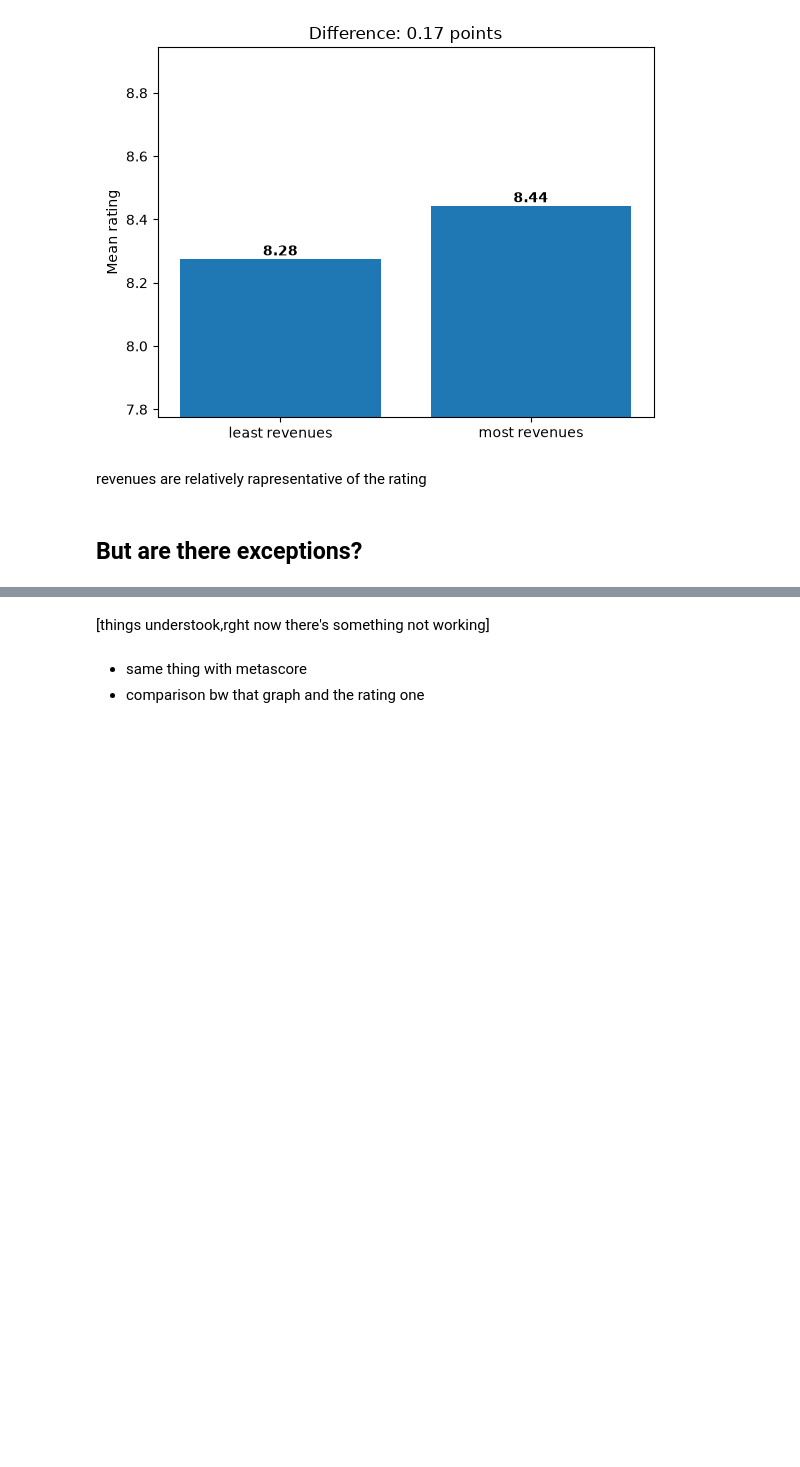
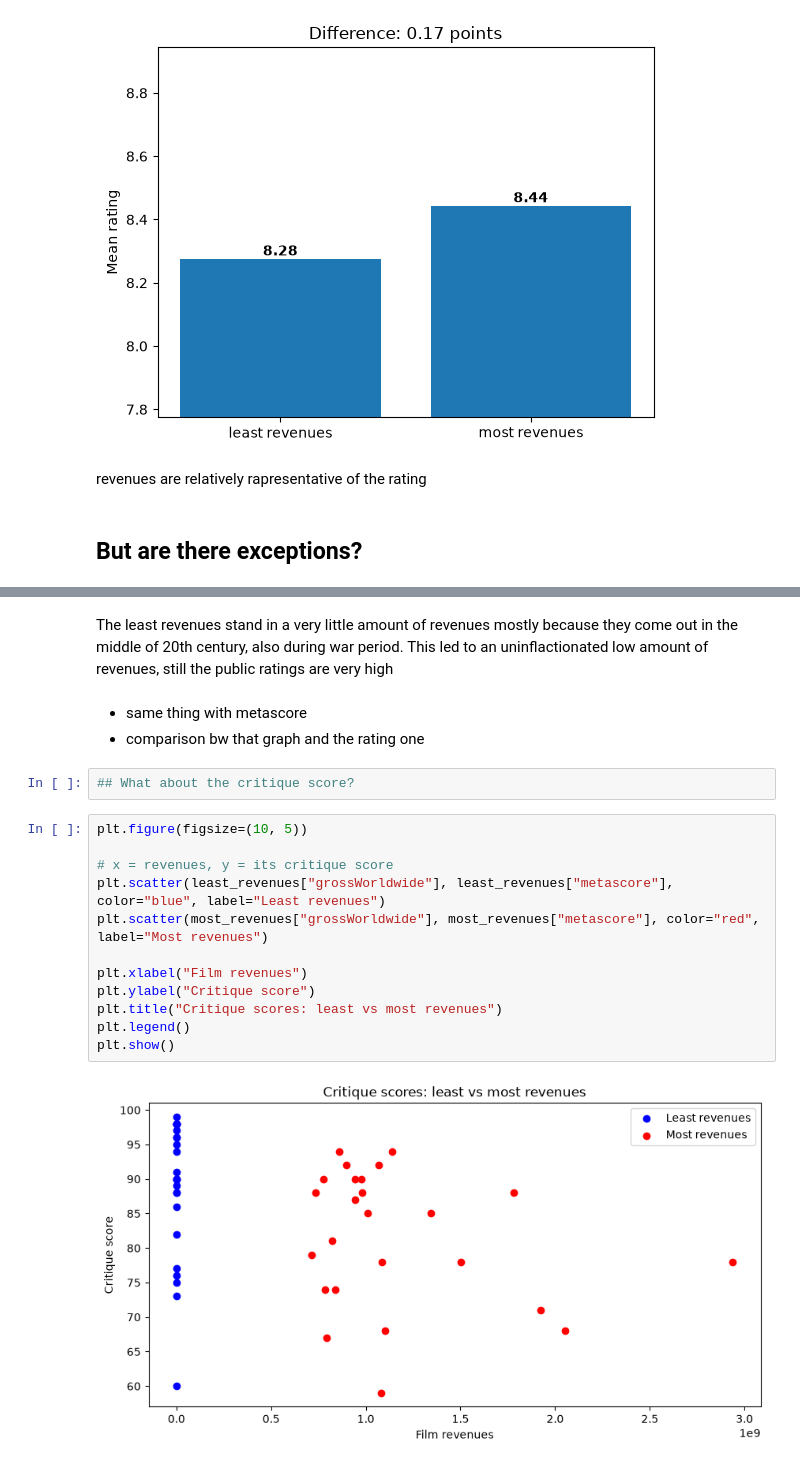
Before and after one commit to alessiozzodemarcozzo/I2202-DeciptivePatterns, a Jupyter notebook: Movies_excercise.ipynb, the cells around one changed output, grey strips where cells are left out. Saved outputs shown, nothing was run; the diff lists cells and outputs as text; blank space fills up the shorter version.

```diff
--- a/Movies_excercise.ipynb
+++ b/Movies_excercise.ipynb
@@ -134,7 +137,23 @@ plt.show()
 # %% [output]
 [figure]
 # %% [markdown]
-[things understook,rght now there's something not working]
+The least revenues stand in a very little amount of revenues mostly because they come out in the middle of 20th century, also during war period. This led to an uninflactionated low amount of revenues, still the public ratings are very high
 # %% [markdown]
 - same thing with metascore
 - comparison bw that graph and the rating one
+# %%
+## What about the critique score?
+# %%
+plt.figure(figsize=(10, 5))
+
+# x = revenues, y = its critique score
+plt.scatter(least_revenues["grossWorldwide"], least_revenues["metascore"], color="blue", label="Least revenues")
+plt.scatter(most_revenues["grossWorldwide"], most_revenues["metascore"], color="red", label="Most revenues")
+
+plt.xlabel("Film revenues")
+plt.ylabel("Critique score")
+plt.title("Critique scores: least vs most revenues")
+plt.legend()
+plt.show()
+# %% [output]
+[figure, added]
```
Also changed, not shown: parts of 7 cells of this notebook.
